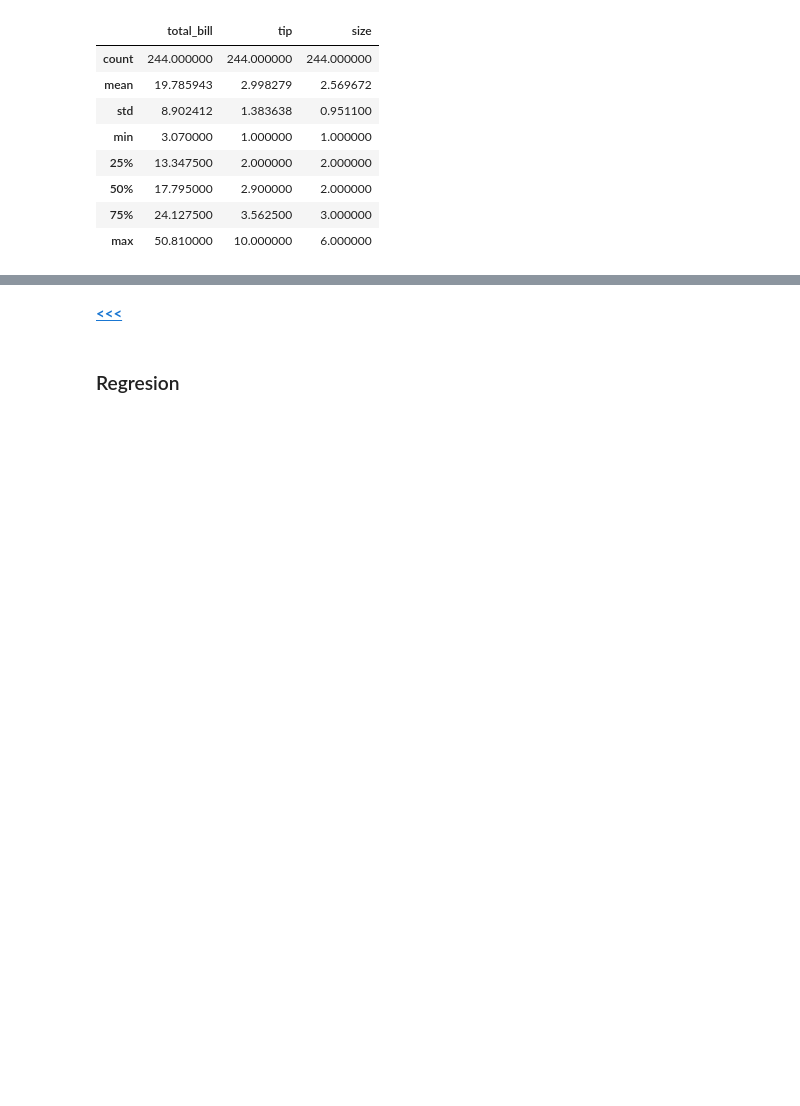
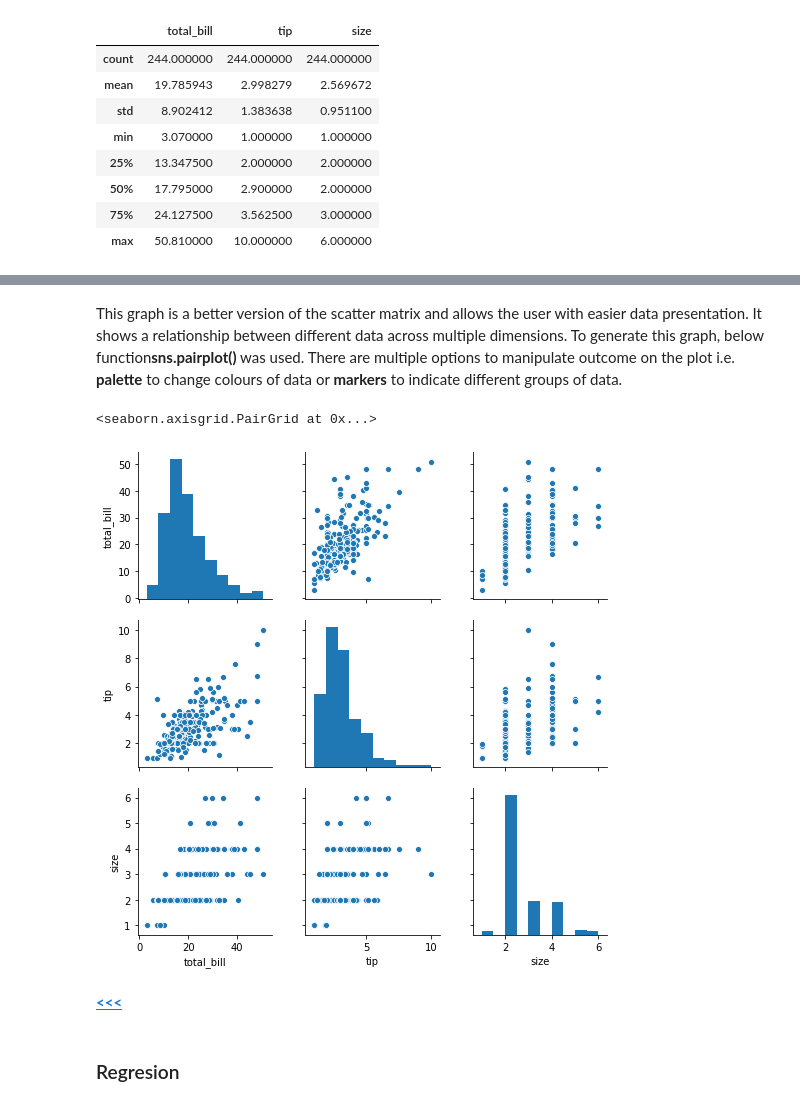
Before and after one commit to G00376332/52446_Project, a Jupyter notebook: Tips_Project.ipynb, the cells around one changed output, grey strips where cells are left out. Saved outputs shown, nothing was run; the diff lists cells and outputs as text; code cells hidden in the pictures; blank space fills up the shorter version.

```diff
--- a/Tips_Project.ipynb
+++ b/Tips_Project.ipynb
@@ -184,3 +174,11 @@ Having above short summary it's time to find some relationship between variables
+# %% [markdown]
+This graph is a better version of the scatter matrix and allows the user with easier data presentation. It shows a relationship between different data across multiple dimensions. To generate this graph, below function**sns.pairplot()** was used. There are multiple options to manipulate outcome on the plot i.e. **palette** to change colours of data or **markers** to indicate different groups of data.
+# %%
+
+sns.pairplot(tipsdata)
+# %% [output]
+<seaborn.axisgrid.PairGrid at 0x...>
+[figure, added]
 # %% [markdown]
 [**<<<**](#table)
 # %% [markdown]
```
Also changed, not shown: parts of 15 cells of this notebook.
